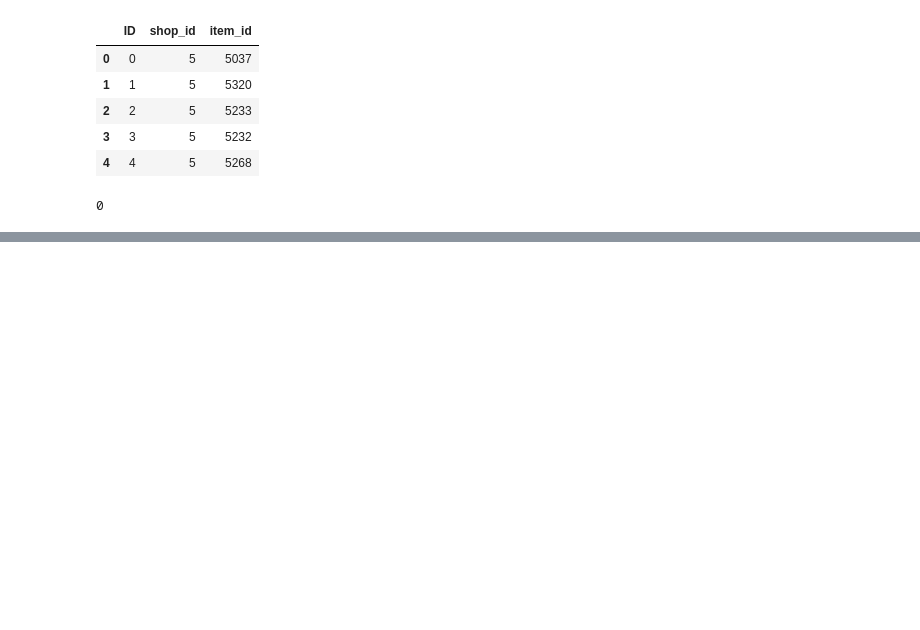
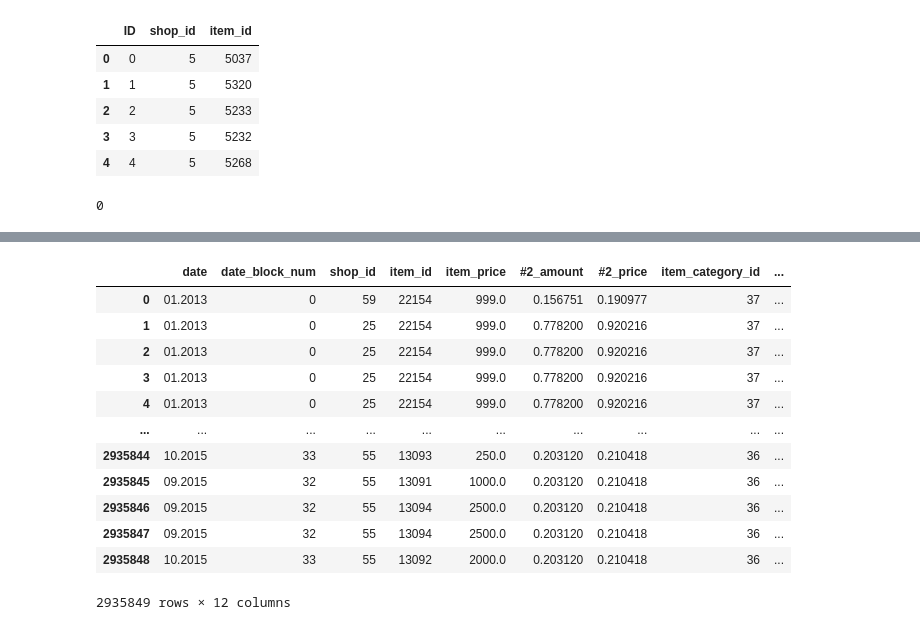
Before and after one commit to Around-30/Kaggle, a Jupyter notebook: Competitions/Predict Future Sales/implementation/data_load.ipynb, the cells around one changed output, grey strips where cells are left out. Cells and saved outputs as stored; diff of their text form; code cells hidden in the pictures; blank space fills up the shorter version.

```diff
--- a/Competitions/Predict Future Sales/implementation/data_load.ipynb
+++ b/Competitions/Predict Future Sales/implementation/data_load.ipynb
@@ -235,0 +199,6 @@ train_groupby_shop
+# %%
+train = train.drop(['item_cnt_day_x'], axis = 1)
+# %%
+train['month'] = train['date'].str[:2]
+# %%
+train['year'] = train['date'].str[3:]
@@ -235,0 +220,23 @@ train_groupby_shop
+# %%
+normalize_column(train, '#2_amount')
+normalize_column(train, '#2_price')
+normalize_column(train, '#3_amount')
+normalize_column(train, '#4_amount')
+train['month'] = train['month'].astype(int)
+train['year'] = train['year'].astype(int)
+# %%
+train.drop('tmp', axis = 1)
+# %% [output]
+|  | date | date_block_num | shop_id | item_id | item_price | #2_amount | #2_price | item_category_id | ... |
+| 0 | 01.2013 | 0 | 59 | 22154 | 999.0 | 0.156751 | 0.190977 | 37 | ... |
+| 1 | 01.2013 | 0 | 25 | 22154 | 999.0 | 0.778200 | 0.920216 | 37 | ... |
+| 2 | 01.2013 | 0 | 25 | 22154 | 999.0 | 0.778200 | 0.920216 | 37 | ... |
+| 3 | 01.2013 | 0 | 25 | 22154 | 999.0 | 0.778200 | 0.920216 | 37 | ... |
+| 4 | 01.2013 | 0 | 25 | 22154 | 999.0 | 0.778200 | 0.920216 | 37 | ... |
+| ... | ... | ... | ... | ... | ... | ... | ... | ... | ... |
+| 2935844 | 10.2015 | 33 | 55 | 13093 | 250.0 | 0.203120 | 0.210418 | 36 | ... |
+| 2935845 | 09.2015 | 32 | 55 | 13091 | 1000.0 | 0.203120 | 0.210418 | 36 | ... |
+| 2935846 | 09.2015 | 32 | 55 | 13094 | 2500.0 | 0.203120 | 0.210418 | 36 | ... |
+| 2935847 | 09.2015 | 32 | 55 | 13094 | 2500.0 | 0.203120 | 0.210418 | 36 | ... |
+| 2935848 | 10.2015 | 33 | 55 | 13092 | 2000.0 | 0.203120 | 0.210418 | 36 | ... |
+2935849 rows × 12 columns
```
Also changed, not shown: parts of 19 cells of this notebook, 3 other files.
